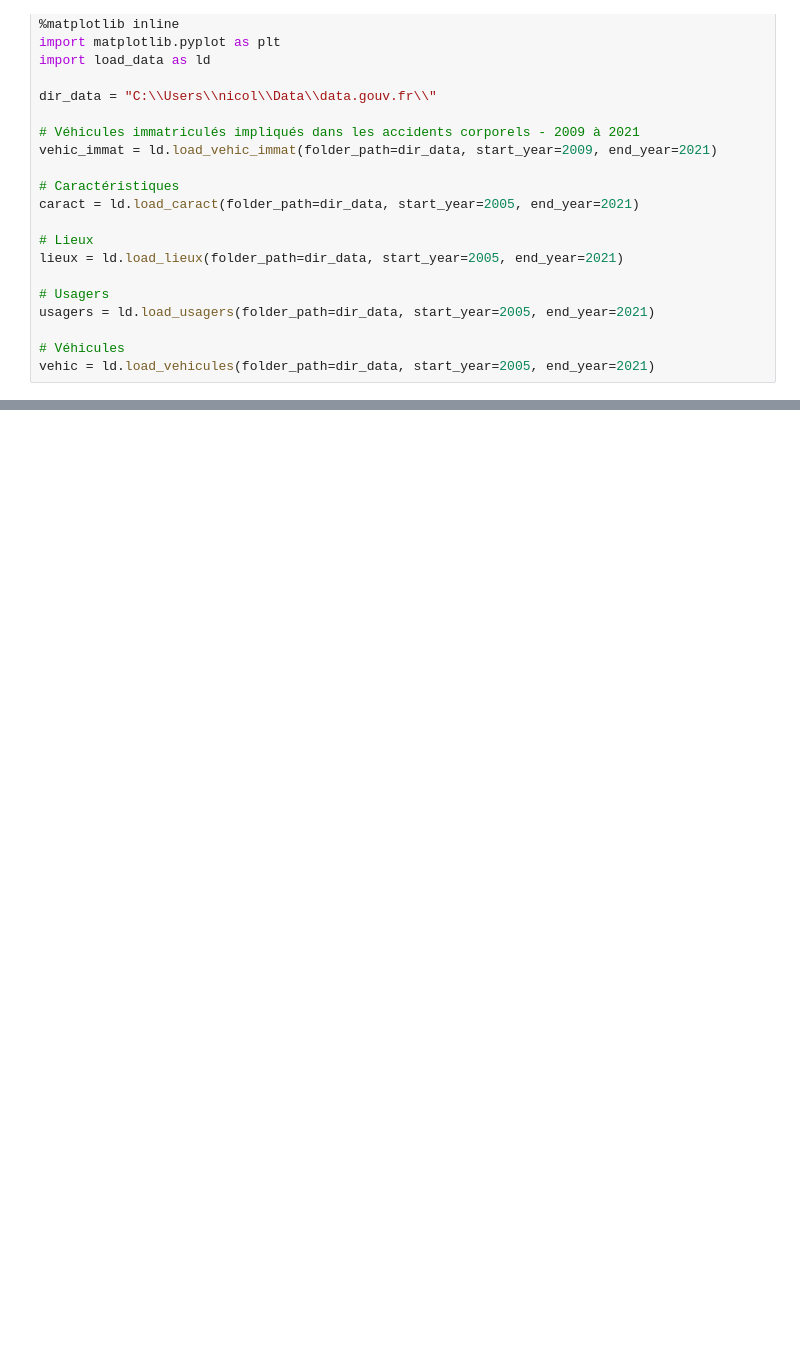
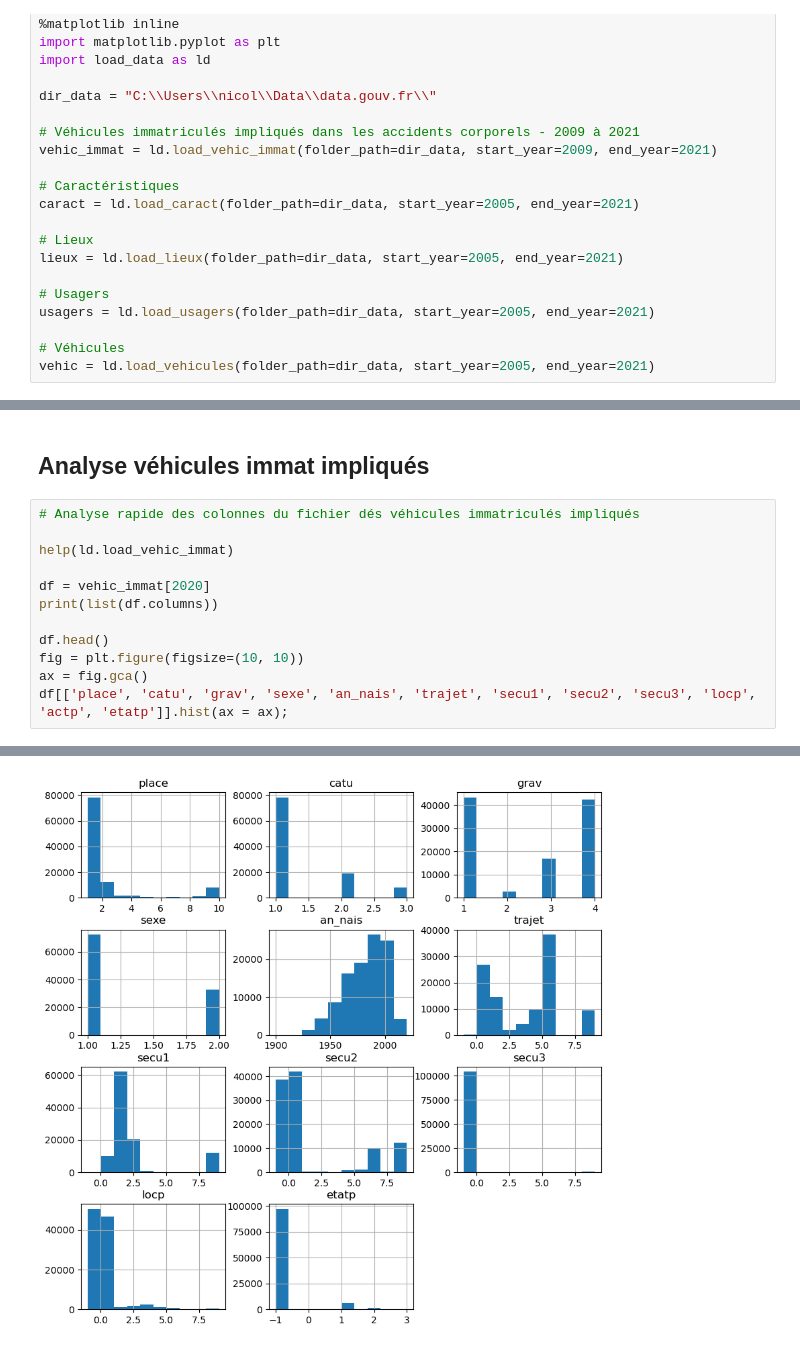
Before and after one commit to nicolascarayon/projet-accidents-routiers, a Jupyter notebook: data_explo_01.ipynb, the cells around one changed output, grey strips where cells are left out. Cells and saved outputs as stored; diff of their text form; blank space fills up the shorter version.

```diff
--- a/data_explo_01.ipynb
+++ b/data_explo_01.ipynb
@@ -71,0 +133,15 @@ Name: grav, dtype: int64
+# %% [markdown]
+## Analyse véhicules immat impliqués
+# %%
+# Analyse rapide des colonnes du fichier dés véhicules immatriculés impliqués
+
+help(ld.load_vehic_immat)
+
+df = vehic_immat[2020]
+print(list(df.columns))
+
+df.head()
+fig = plt.figure(figsize=(10, 10))
+ax = fig.gca()
+df[['place', 'catu', 'grav', 'sexe', 'an_nais', 'trajet', 'secu1', 'secu2', 'secu3', 'locp', 'actp', 'etatp']].hist(ax = ax);
+# %% [output]
@@ -71,0 +167 @@ Name: grav, dtype: int64
+[figure, added]
```
Also changed, not shown: parts of 10 cells of this notebook, 1 other file.
